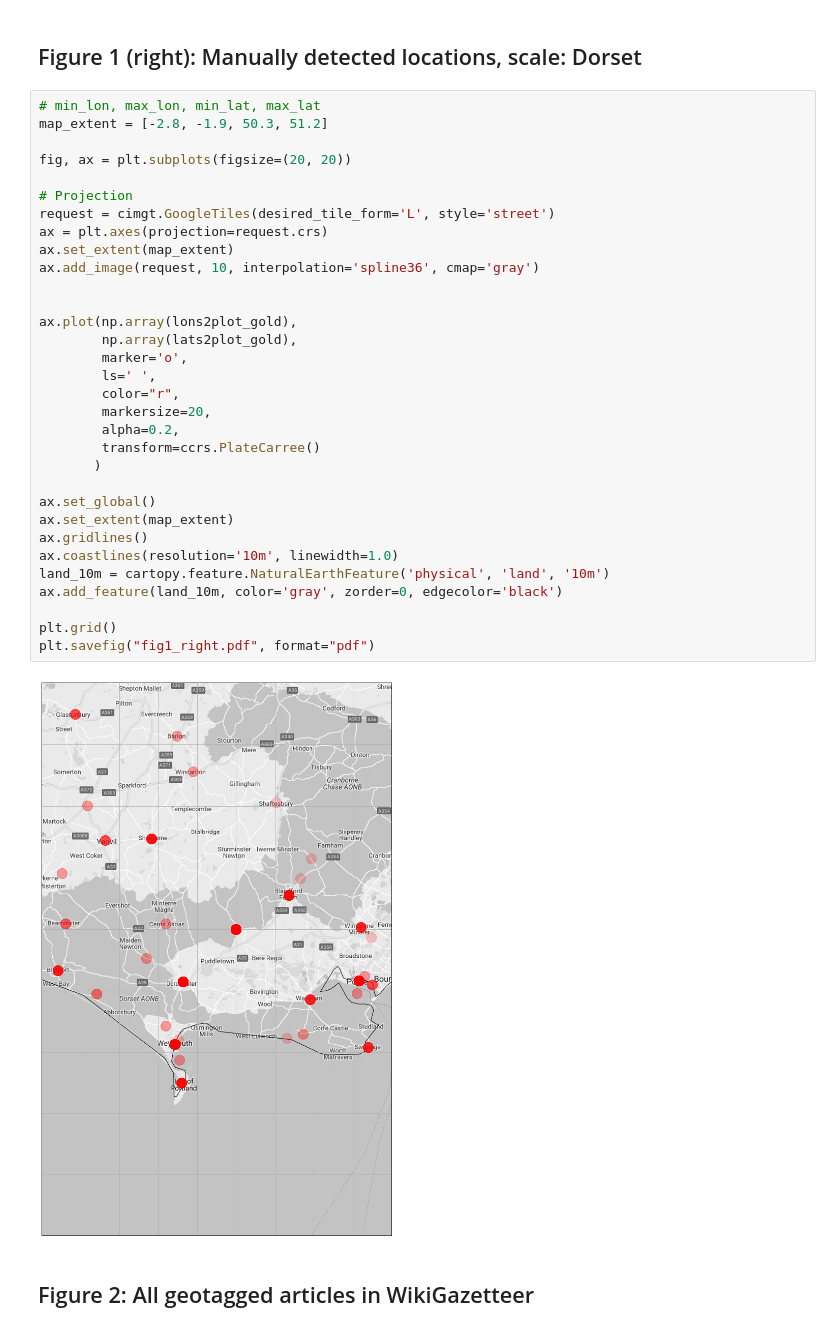
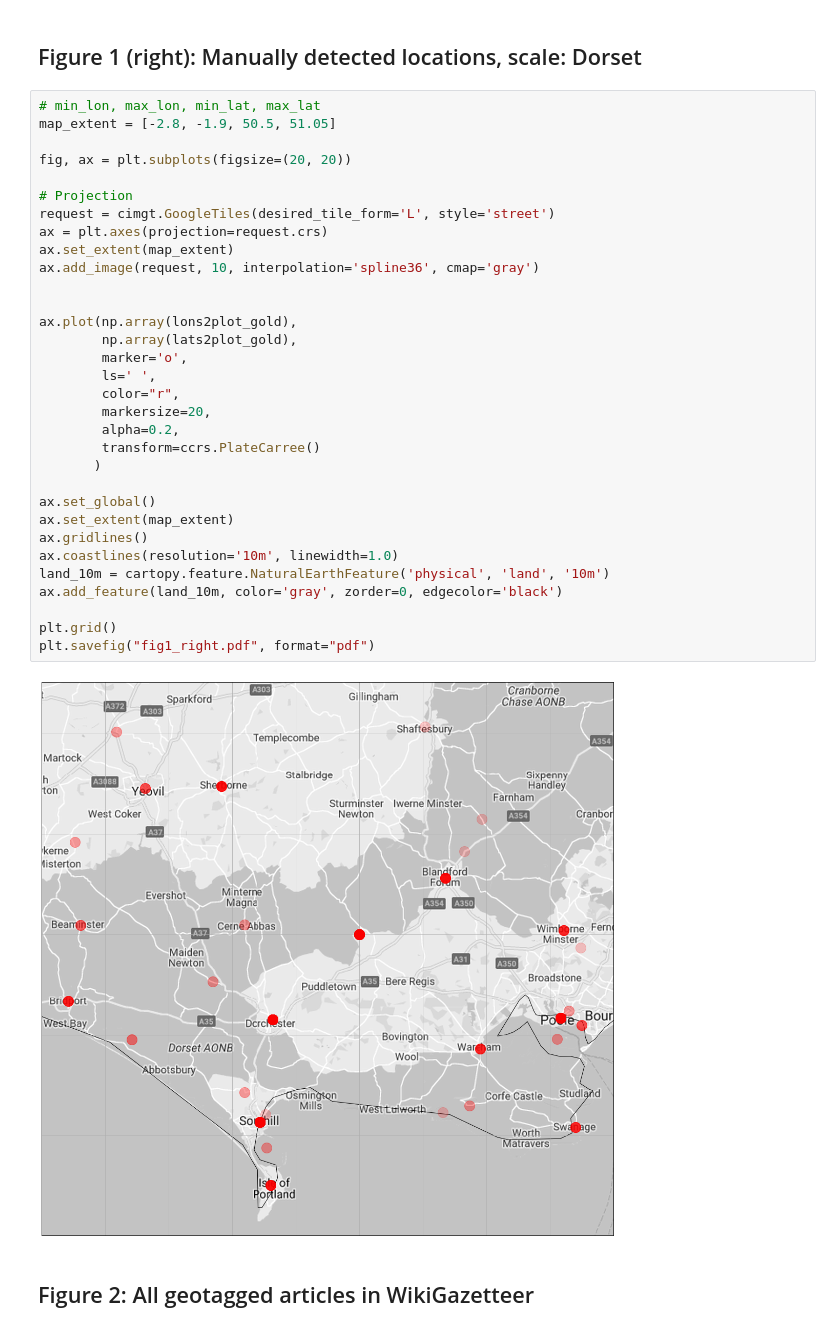
Before and after one commit to Living-with-machines/lwm_GIR19_resolving_places, a Jupyter notebook: reproduce_figures/GIR19_figs.ipynb, the cells around one changed output. Cells and saved outputs as stored; diff of their text form.

```diff
--- a/reproduce_figures/GIR19_figs.ipynb
+++ b/reproduce_figures/GIR19_figs.ipynb
@@ -113,38 +113,38 @@ plt.savefig("fig1_left.pdf", format="pdf")
 ## Figure 1 (right): Manually detected locations, scale:  Dorset
 # %%
 # min_lon, max_lon, min_lat, max_lat
-map_extent = [-2.8, -1.9, 50.3, 51.2]
+map_extent = [-2.8, -1.9, 50.5, 51.05]
 
 fig, ax = plt.subplots(figsize=(20, 20))
 
 # Projection
 request = cimgt.GoogleTiles(desired_tile_form='L', style='street')
 ax = plt.axes(projection=request.crs)
 ax.set_extent(map_extent)
 ax.add_image(request, 10, interpolation='spline36', cmap='gray')
 
 
 ax.plot(np.array(lons2plot_gold),
         np.array(lats2plot_gold),
         marker='o',
         ls=' ',
         color="r",
         markersize=20,
         alpha=0.2,
         transform=ccrs.PlateCarree()
        )
 
 ax.set_global()
 ax.set_extent(map_extent)
 ax.gridlines()
 ax.coastlines(resolution='10m', linewidth=1.0)
 land_10m = cartopy.feature.NaturalEarthFeature('physical', 'land', '10m')
 ax.add_feature(land_10m, color='gray', zorder=0, edgecolor='black')
 
 plt.grid()
 plt.savefig("fig1_right.pdf", format="pdf")
 # %% [output]
-[figure, old version]
+[figure, new version]
 # %% [markdown]
 ## Figure 2: All geotagged articles in WikiGazetteer
 # %%
```
Also changed, not shown: parts of 2 cells of this notebook.
